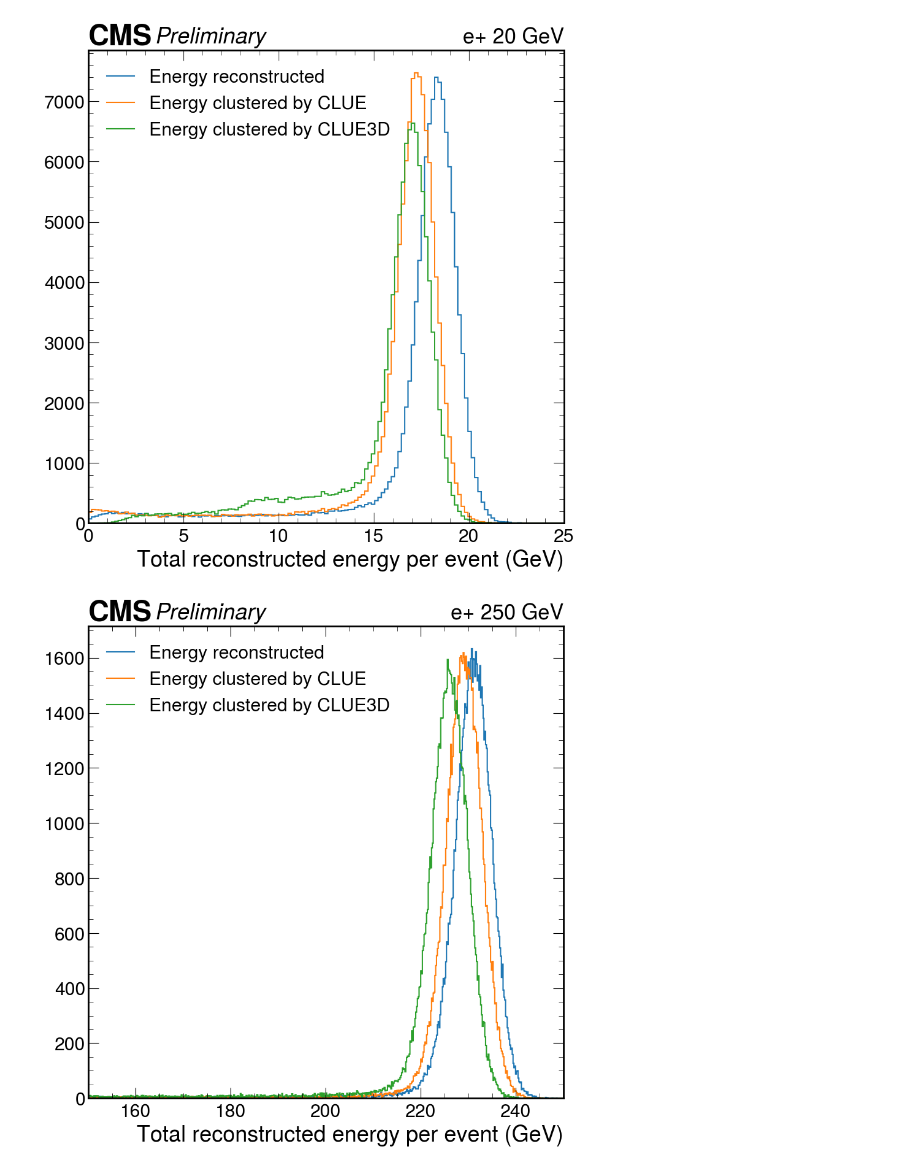
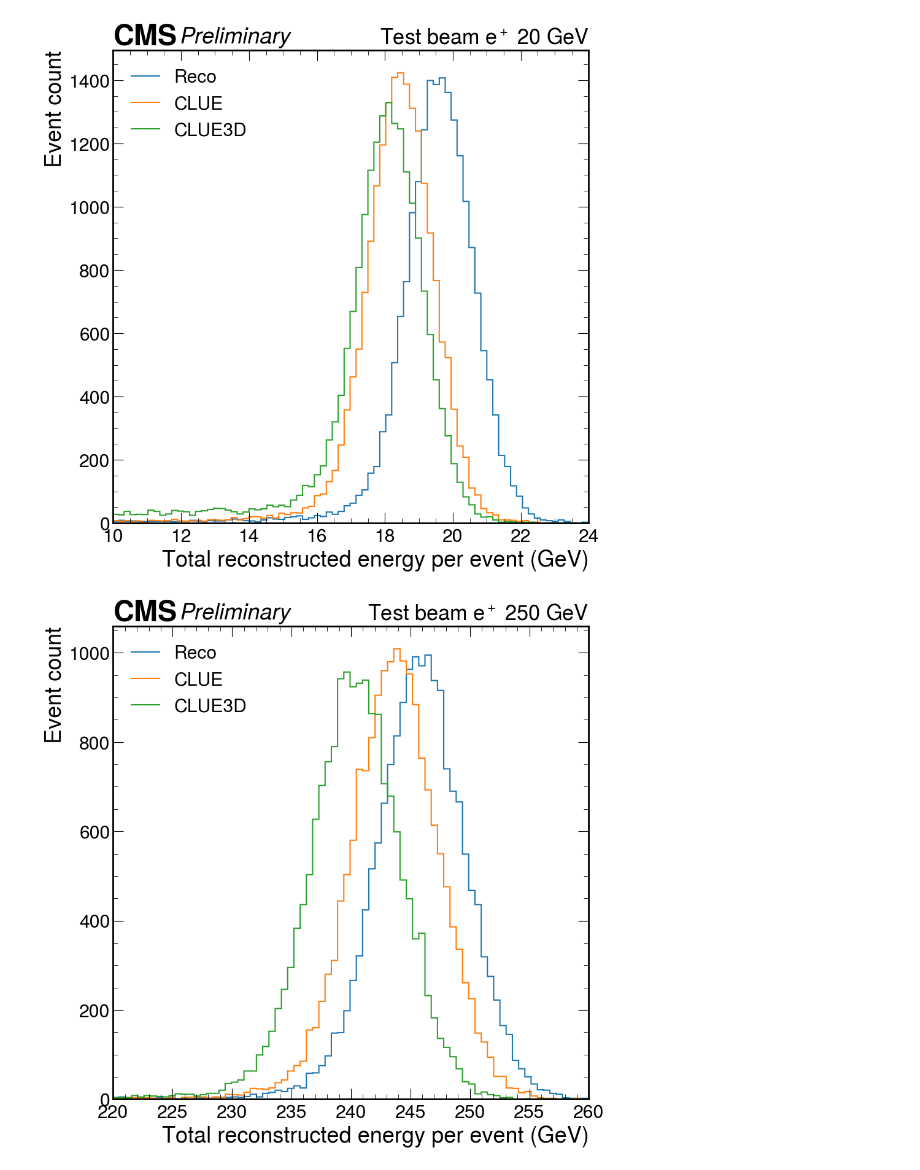
Before and after one commit to tcuisset/HgcalClue3DClusteringPlotting, a Jupyter notebook: notebooks/clue3D-results/totalEnergyComparison.ipynb, the cells around one changed output. Cells and saved outputs as stored; diff of their text form; code cells hidden in the pictures.

```diff
--- a/notebooks/clue3D-results/totalEnergyComparison.ipynb
+++ b/notebooks/clue3D-results/totalEnergyComparison.ipynb
@@ -17,5 +16,5 @@ trueBeamEnergyMap = {20 : 20, 30 : 30, 50 : 49.99, 80 : 79.93, 100 : 99.83, 120
 # %%
-hist_folder = '/grid_mnt/data_cms_upgrade/cuisset/testbeam18/clue3d/v19'
+hist_folder = '/grid_mnt/data_cms_upgrade/cuisset/testbeam18/clue3d/v33'
 histStore = HistogramStore(hist_folder, HistogramId)
 # %%
 def getClue3DProjected(datatype, beamEnergy):
@@ -49,14 +48,19 @@ Hist(
 # %%
-def plot(datatype, beamEnergy, xLim=None):
+def plot(datatype, beamEnergy, xLim=None, rebin=None):
     plt.figure()
     if xLim is None:
-        xLim = trueBeamEnergyMap[beamEnergy] - 40, trueBeamEnergyMap[beamEnergy]+10
+        xLim = synchrotronBeamEnergiesMap[beamEnergy] - 40, synchrotronBeamEnergiesMap[beamEnergy]+10
     plt.xlim(xLim)
-    hep.histplot([getRechitsProjected(datatype, beamEnergy), getClue2DProjected(datatype, beamEnergy), getClue3DProjected(datatype, beamEnergy)],
-        yerr=False, label=["Energy reconstructed", "Energy clustered by CLUE", "Energy clustered by CLUE3D"])
-
+    hists = [getRechitsProjected(datatype, beamEnergy), getClue2DProjected(datatype, beamEnergy), getClue3DProjected(datatype, beamEnergy)]
+    if rebin is not None:
+        for i in range(len(hists)):
+            hists[i] = hists[i][::hist.tag.rebin(rebin)]
+    hep.histplot(hists,
+        yerr=False, label=["Reco", "CLUE", "CLUE3D"] #["Energy reconstructed", "Energy clustered by CLUE", "Energy clustered by CLUE3D"]
+        )
+    plt.ylabel("Event count")
     hep.cms.text("Preliminary")
-    hep.cms.lumitext("e+ "+ str(beamEnergy) + " GeV")
+    hep.cms.lumitext("Test beam $e^+$ "+ str(beamEnergy) + " GeV")
     plt.legend(loc='upper left')
     plt.show()
 # %%
@@ -76,8 +80,8 @@ for beamEnergy in beamEnergies:
 # %%
-plot("data", 20, (0, 25))
+plot("data", 20, (10, 24))
 # %% [output]
-[figure, old version]
+[figure, new version]
 # %%
-plot("data", 250, (150, 250))
+plot("data", 250, (220, 260), rebin=3)
 # %% [output]
-[figure, old version]
+[figure, new version]
```
Also changed, not shown: parts of 3 cells of this notebook, 1 other file.
